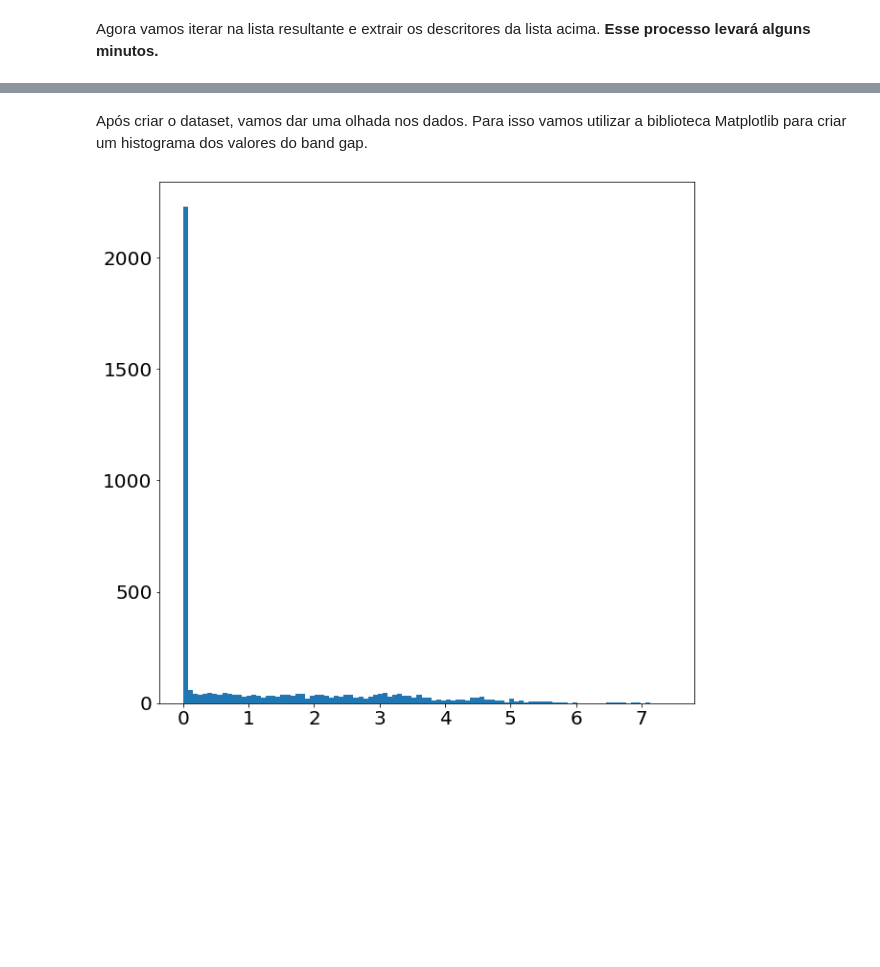
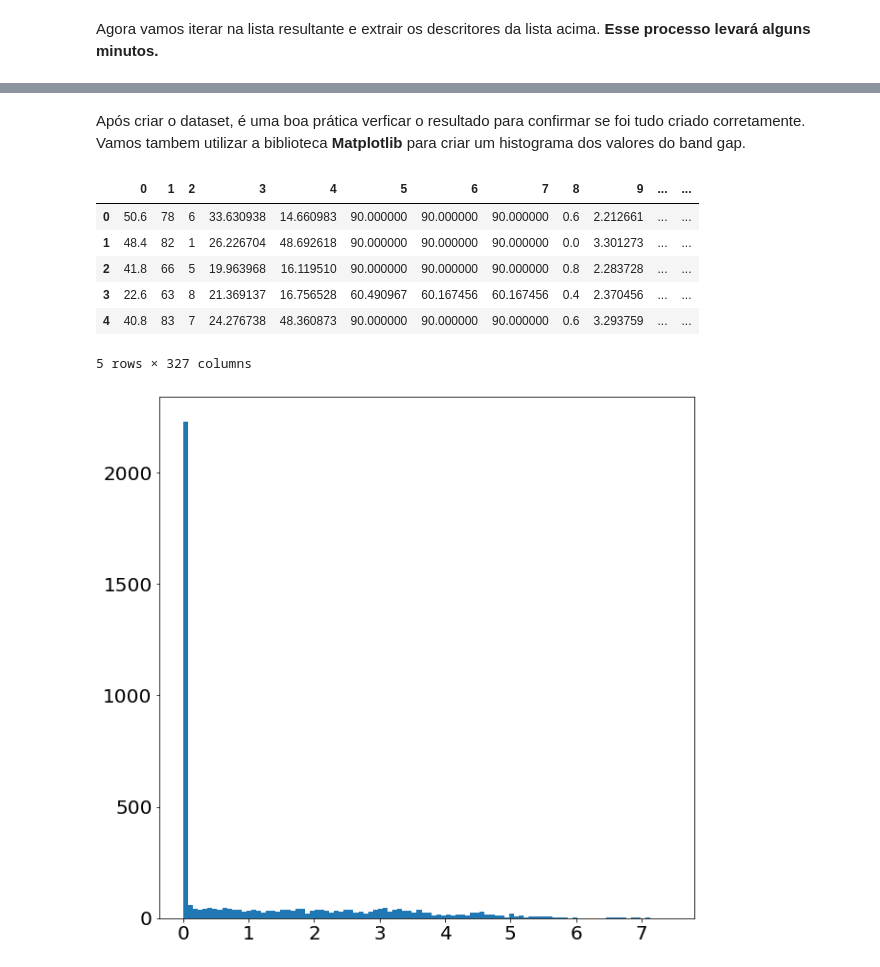
Before and after one commit to afraniofilho/ML-Ciencia_dos_Materiais, a Jupyter notebook: ML_Ciencia_dos_Materiais.ipynb, the cells around one changed output, grey strips where cells are left out. Drawn from its saved outputs; the diff is of its cells as text; code cells hidden in the pictures; blank space fills up the shorter version.

```diff
--- a/ML_Ciencia_dos_Materiais.ipynb
+++ b/ML_Ciencia_dos_Materiais.ipynb
@@ -417,7 +415,18 @@ dataset_df = pd.DataFrame(dataset)
 4356
 4357
 # %% [markdown]
-Após criar o dataset, vamos dar uma olhada nos dados. Para isso vamos utilizar a biblioteca Matplotlib para criar um histograma dos valores do band gap.
+Após criar o dataset, é uma boa prática verficar o resultado para confirmar se foi tudo criado corretamente.
+Vamos tambem utilizar a biblioteca **Matplotlib** para criar um histograma dos valores do band gap.
+# %%
+dataset_df.head()
+# %% [output]
+|  | 0 | 1 | 2 | 3 | 4 | 5 | 6 | 7 | 8 | 9 | ... | ... |
+| 0 | 50.6 | 78 | 6 | 33.630938 | 14.660983 | 90.000000 | 90.000000 | 90.000000 | 0.6 | 2.212661 | ... | ... |
+| 1 | 48.4 | 82 | 1 | 26.226704 | 48.692618 | 90.000000 | 90.000000 | 90.000000 | 0.0 | 3.301273 | ... | ... |
+| 2 | 41.8 | 66 | 5 | 19.963968 | 16.119510 | 90.000000 | 90.000000 | 90.000000 | 0.8 | 2.283728 | ... | ... |
+| 3 | 22.6 | 63 | 8 | 21.369137 | 16.756528 | 60.490967 | 60.167456 | 60.167456 | 0.4 | 2.370456 | ... | ... |
+| 4 | 40.8 | 83 | 7 | 24.276738 | 48.360873 | 90.000000 | 90.000000 | 90.000000 | 0.6 | 3.293759 | ... | ... |
+5 rows × 327 columns
 # %%
 import matplotlib.pyplot as plt
 
```
Also changed, not shown: parts of 19 cells of this notebook.
